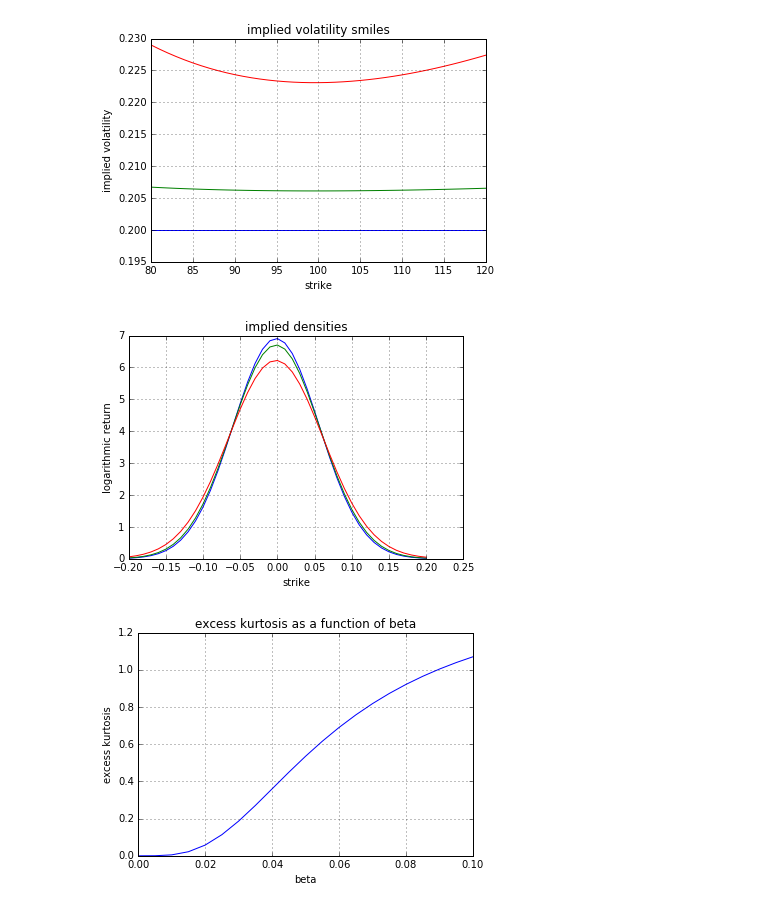
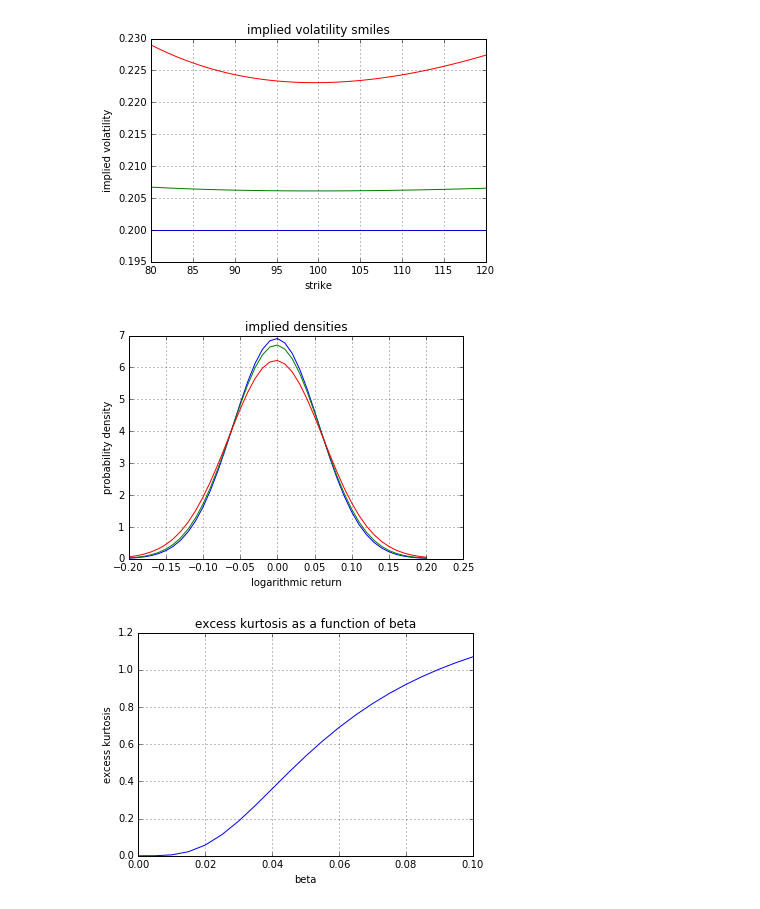
Before and after one commit to MatthiasThul/MertonJumpDiffusionAnalytics, a Jupyter notebook: MertonJumpDiffusion.ipynb, the cells around one changed output. Saved outputs shown, nothing was run; the diff lists cells and outputs as text; code cells hidden in the pictures.

Commit message:
wrong plot labels for skewness

```diff
--- a/MertonJumpDiffusion.ipynb
+++ b/MertonJumpDiffusion.ipynb
@@ -215,17 +215,17 @@ pyplot.savefig("ImpliedVolatilitySmiles.png")
 # %%
 # plot the implied densities
 returns = numpy.linspace(-0.2, 0.2, 41)
 axis2 = pyplot.plot()
 for beta in betas:
     densities = impliedDensityMerton(maturity, returns, rate, dividend, volatility, eta, alpha, beta)
     pyplot.plot(returns, densities)
 pyplot.grid(True)
-pyplot.xlabel("strike")
-pyplot.ylabel("logarithmic return")
+pyplot.xlabel("logarithmic return")
+pyplot.ylabel("probability density")
 pyplot.title("implied densities")
 pyplot.savefig("ImpliedDensities.png")
 # %% [output]
-[figure, old version]
+[figure, new version]
 # %%
 # plot the excess kurtosis as a function of beta
 alpha = 0.0
```
Also changed, not shown: 1 other file.
